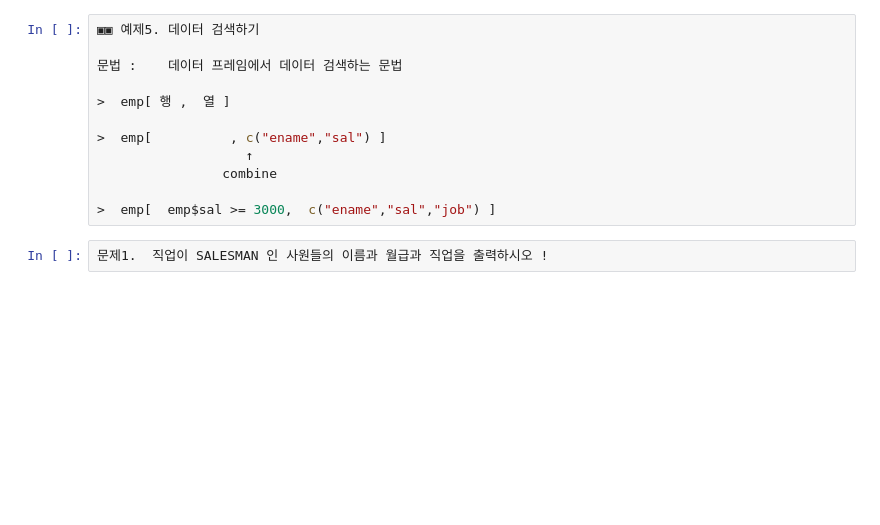
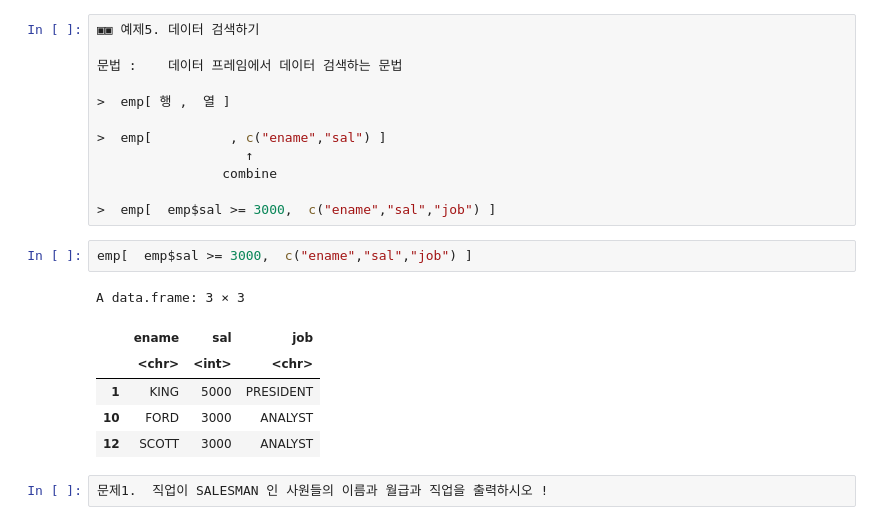
Before and after one commit to oracleyu01/r_for_bigbungi, a Jupyter notebook: R_기본_문법_마스터_하기_70문제_답.ipynb, the cells around one changed output. Cells and saved outputs as stored; diff of their text form; blank space fills up the shorter version.

```diff
--- a/R_기본_문법_마스터_하기_70문제_답.ipynb
+++ b/R_기본_문법_마스터_하기_70문제_답.ipynb
@@ -166,6 +174,15 @@ str(emp)
                 combine
 
 >  emp[  emp$sal >= 3000,  c("ename","sal","job") ]
+# %%
+emp[  emp$sal >= 3000,  c("ename","sal","job") ]
+# %% [output]
+A data.frame: 3 × 3
+|  | ename | sal | job |
+|  | <chr> | <int> | <chr> |
+| 1 | KING | 5000 | PRESIDENT |
+| 10 | FORD | 3000 | ANALYST |
+| 12 | SCOTT | 3000 | ANALYST |
 # %%
 문제1.  직업이 SALESMAN 인 사원들의 이름과 월급과 직업을 출력하시오 !
 # %%
```
Also changed, not shown: parts of 11 cells of this notebook.
